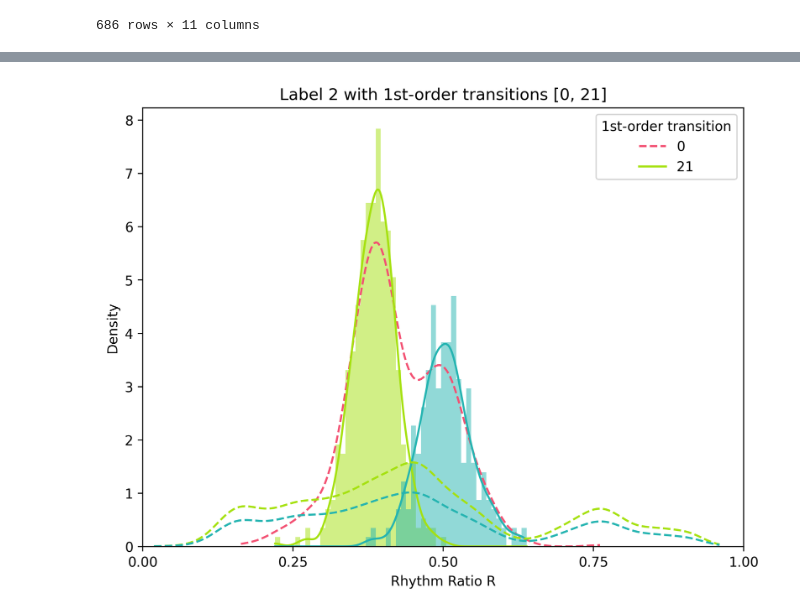
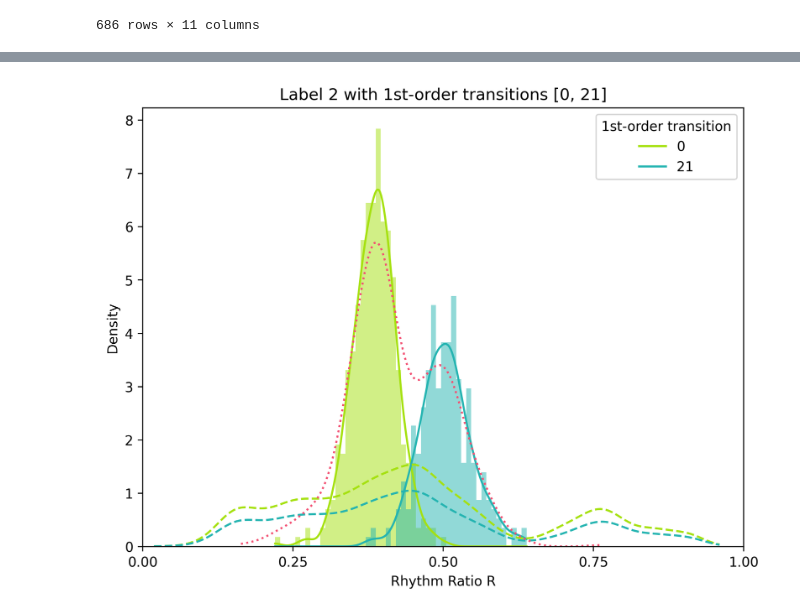
Before and after one commit to xingjeffrey/syntax_rhythm_pbb, a Jupyter notebook: notebooks/3.2 Syntax Modulated Rhythm for Bird 26 (2; 0, 21).ipynb, the cells around one changed output, grey strips where cells are left out. Cells and saved outputs as stored; diff of their text form; code cells hidden in the pictures.

Commit message:
Updated main visualization

```diff
--- a/notebooks/3.2 Syntax Modulated Rhythm for Bird 26 (2; 0, 21).ipynb
+++ b/notebooks/3.2 Syntax Modulated Rhythm for Bird 26 (2; 0, 21).ipynb
@@ -135,18 +135,6 @@ import matplotlib.pyplot as plt
     plt.rcParams['patch.edgecolor'] = 'none'
 
     plt.legend(title='1st-order transition', labels = np.unique(pos2['label2']))
-
-    sns.histplot(
-        data = dyadic[dyadic['label1'] == note_type],
-        bins = 50,
-        x = 'ratio_roeske',
-        hue = 'label1',
-        kde = True,
-        palette = sns.color_palette(alt),
-        alpha = 0,
-        stat = 'density',
-        line_kws = dict(linestyle = 'dashed')
-    )
 
     sns.histplot(
         data = x,
@@ -162,32 +150,42 @@ import matplotlib.pyplot as plt
     sns.histplot(
         data = x_shuffle,
         bins = 50,
         x = 'ratio_roeske',
         hue = 'label2',
         kde = True,
         palette = sns.color_palette(colors),
         alpha = 0,
         stat = 'density',
         line_kws = dict(linestyle = 'dashed')
     )
 
-
+    sns.histplot(
+        data = dyadic[dyadic['label1'] == note_type],
+        bins = 50,
+        x = 'ratio_roeske',
+        hue = 'label1',
+        kde = True,
+        palette = sns.color_palette(alt),
+        alpha = 0,
+        stat = 'density',
+        line_kws = dict(linestyle = 'dotted')
+    )
 
 
 
     ax = plt.gca()
     ax.set_xlim([0, 1])
     plt.xticks(np.arange(0, 1.25, 0.25))
 
     plt.legend(title='1st-order transition', labels = np.unique(pos2['label2']))
 
     #ax.set_ylim([0, 100])
 
     from butcherbird.utils.paths import FIGURE_DIR
 
     figname = str(note_type) + '_' + str(destinations) + ".pdf"
 
     plt.savefig(FIGURE_DIR/figname)
     plt.show()
 # %% [output]
-[figure, old version]
+[figure, new version]
```
Also changed, not shown: parts of 1 cell of this notebook, 21 other files.
